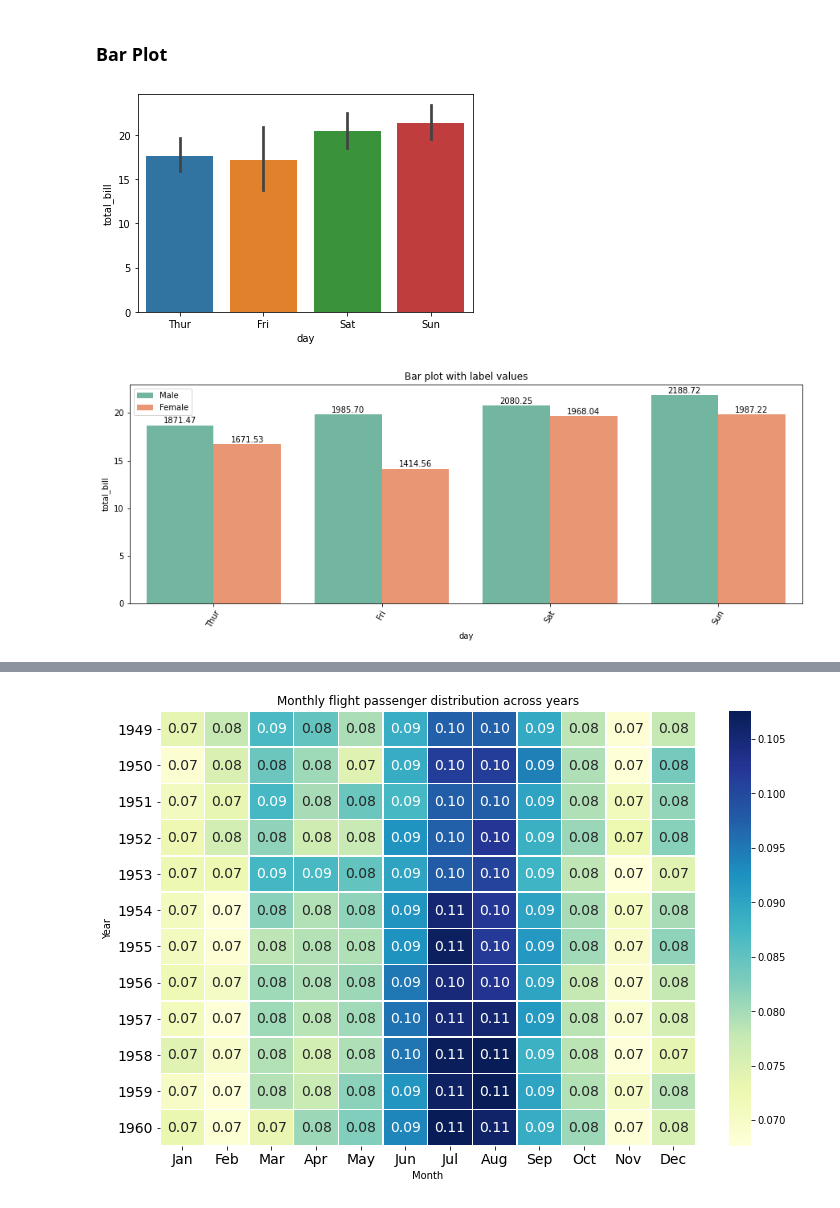
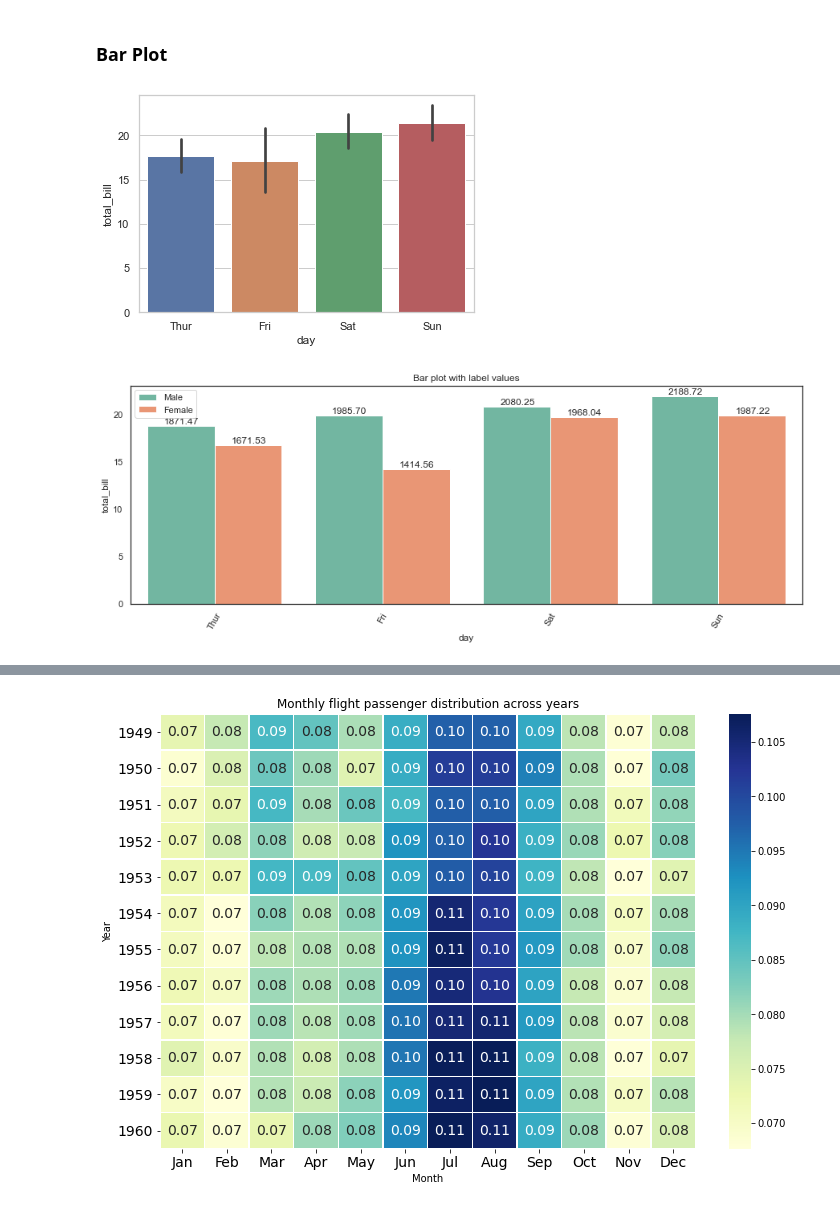
Before and after one commit to dpatchigolla/ml-templates, a Jupyter notebook: plotting.ipynb, the cells around one changed output, grey strips where cells are left out. Cells and saved outputs as stored; diff of their text form; code cells hidden in the pictures.

Commit message:
added a few plots

```diff
--- a/plotting.ipynb
+++ b/plotting.ipynb
@@ -1,6 +4,8 @@
 # %%
 import seaborn as sns
 import matplotlib.pyplot as plt
+import pandas as pd
+sns.set_theme(style="darkgrid", color_codes=True)
 # %%
 tips = sns.load_dataset("tips")
 # %%
@@ -14,10 +19,12 @@ tips.head()
 | 4 | 24.59 | 3.61 | Female | No | Sun | Dinner | 4 |
 # %% [markdown]
 ### Bar Plot
+# %%
+sns.set_style("whitegrid")
 # %%
 ax = sns.barplot(x="day", y="total_bill", data=tips)
 # %% [output]
-[figure, old version]
+[figure, new version]
 # %%
 
 def annotate_bar_plot(bar_plot, x_offset=0.07, y_offset=0.0002):
@@ -26,13 +33,14 @@ def annotate_bar_plot(bar_plot, x_offset=0.07, y_offset=0.0002):
         bp.text(patch.get_x() + x_offset, height + y_offset, "{:.2f}".format(100*height))
 # %%
 plt.subplots(figsize=(15, 5))
+sns.set_style("white")
 bp=sns.barplot(x="day", y="total_bill", hue="sex", data=tips,ci=None, palette=sns.color_palette("Set2"))
 annotate_bar_plot(bp, 0.1, 0.2)
 plt.legend(loc="best")
 plt.xticks(rotation=60)
 plt.title("Bar plot with label values");
 # %% [output]
-[figure, old version]
+[figure, new version]
 # %%
 flights = sns.load_dataset("flights")
 flights = flights.pivot("year", "month", "passengers")
```
Also changed, not shown: parts of 7 cells of this notebook.
